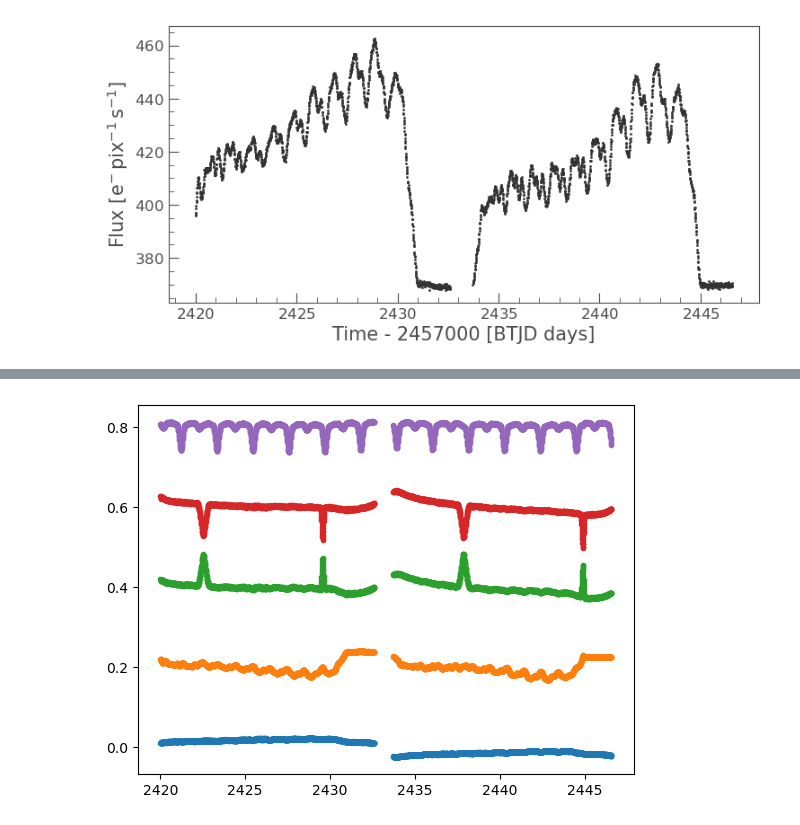
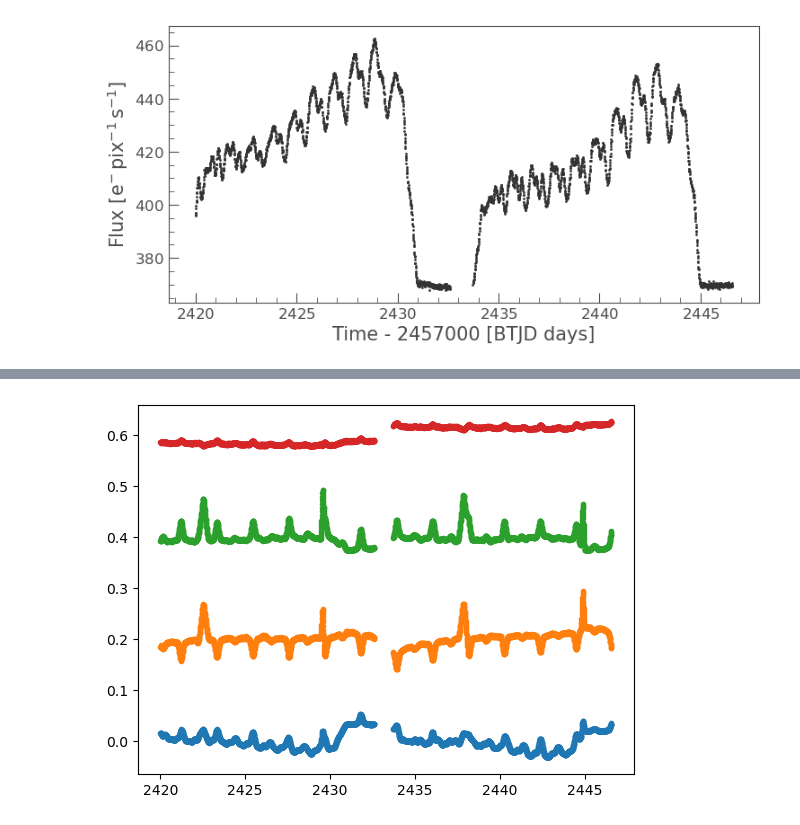
Before and after one commit to pdeeskow/TESS-BAV, a Jupyter notebook: TESS_CUT.ipynb, the cells around one changed output, grey strips where cells are left out. Cells and saved outputs as stored; diff of their text form; code cells hidden in the pictures.

```diff
--- a/TESS_CUT.ipynb
+++ b/TESS_CUT.ipynb
@@ -67,11 +97,12 @@ regressors = tpf.flux[:, ~target_mask]
 # %%
 dm = DesignMatrix(regressors, name='regressors')
-# %%
-dm = dm.pca(5)
+# %%
+n=4
+dm = dm.pca(n)
 # %%
-plt.plot(tpf.time.value, dm.values + np.arange(5)*0.2, '.');
+plt.plot(tpf.time.value, dm.values + np.arange(n)*0.2, '.');
 # %% [output]
-[figure, old version]
+[figure, new version]
 # %%
 dm.plot()
 # %% [output]
```
Also changed, not shown: parts of 11 cells of this notebook.
